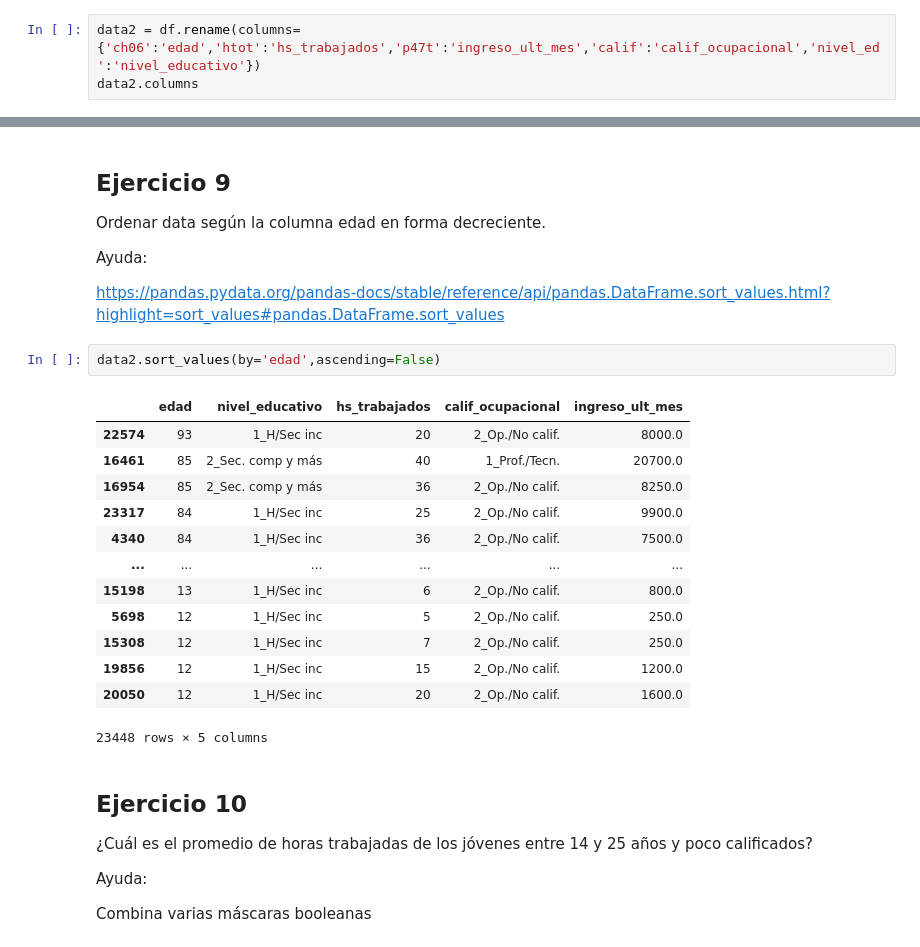
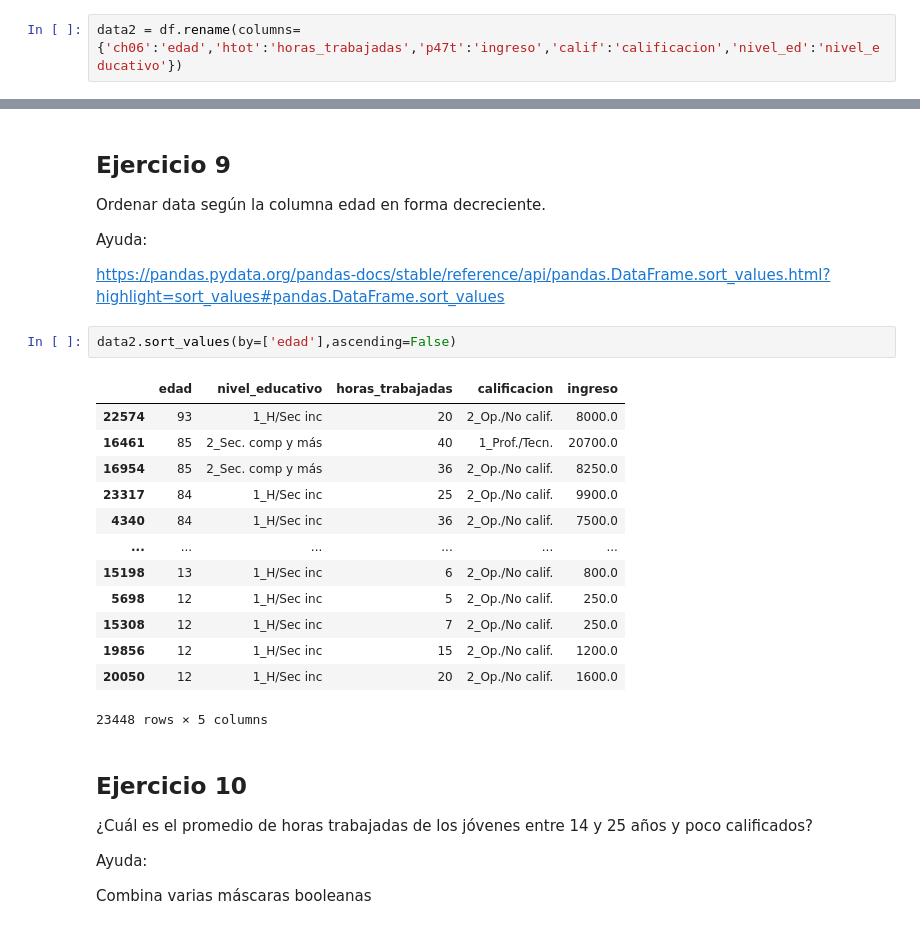
Before and after one commit to adilelle1/notebooks_dh, a Jupyter notebook: clase_05/dsad_2021/M1/CLASE_05_Pandas1/Notebooks/6_desafio.ipynb, the cells around one changed output, grey strips where cells are left out. Drawn from its saved outputs; the diff is of its cells as text.

```diff
--- a/clase_05/dsad_2021/M1/CLASE_05_Pandas1/Notebooks/6_desafio.ipynb
+++ b/clase_05/dsad_2021/M1/CLASE_05_Pandas1/Notebooks/6_desafio.ipynb
@@ -136,5 +136,4 @@ Renombremos ahora los columnas para que queden con estos valores:
 
 ['edad', 'nivel_educativo', 'hs_trabajados', 'calif_ocupacional', 'ingreso_ult_mes']
 # %%
-data2 = df.rename(columns={'ch06':'edad','htot':'hs_trabajados','p47t':'ingreso_ult_mes','calif':'calif_ocupacional','nivel_ed':'nivel_educativo'})
-data2.columns
+data2 = df.rename(columns={'ch06':'edad','htot':'horas_trabajadas','p47t':'ingreso','calif':'calificacion','nivel_ed':'nivel_educativo'})
@@ -295,9 +268,9 @@ Ayuda:
 
 https://pandas.pydata.org/pandas-docs/stable/reference/api/pandas.DataFrame.sort_values.html?highlight=sort_values#pandas.DataFrame.sort_values
 # %%
-data2.sort_values(by='edad',ascending=False)
+data2.sort_values(by=['edad'],ascending=False)
 # %% [output]
-|  | edad | nivel_educativo | hs_trabajados | calif_ocupacional | ingreso_ult_mes |
+|  | edad | nivel_educativo | horas_trabajadas | calificacion | ingreso |
 | 22574 | 93 | 1_H/Sec inc | 20 | 2_Op./No calif. | 8000.0 |
 | 16461 | 85 | 2_Sec. comp y más | 40 | 1_Prof./Tecn. | 20700.0 |
 | 16954 | 85 | 2_Sec. comp y más | 36 | 2_Op./No calif. | 8250.0 |
```
Also changed, not shown: parts of 29 cells of this notebook, 3 other files.
